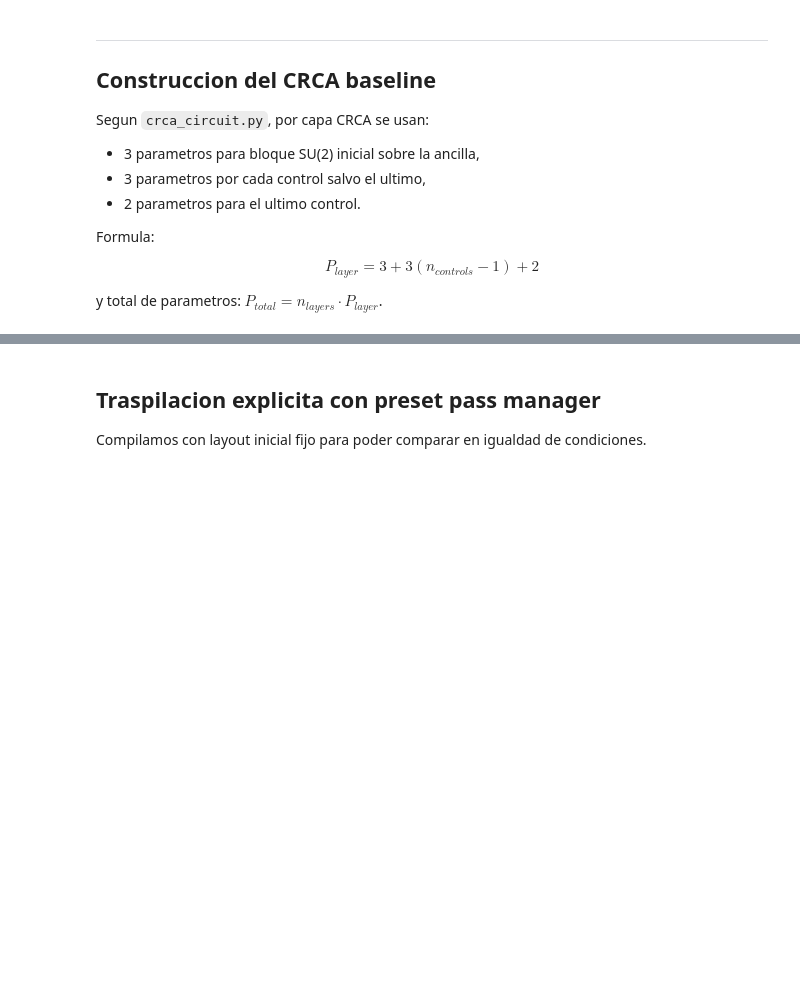
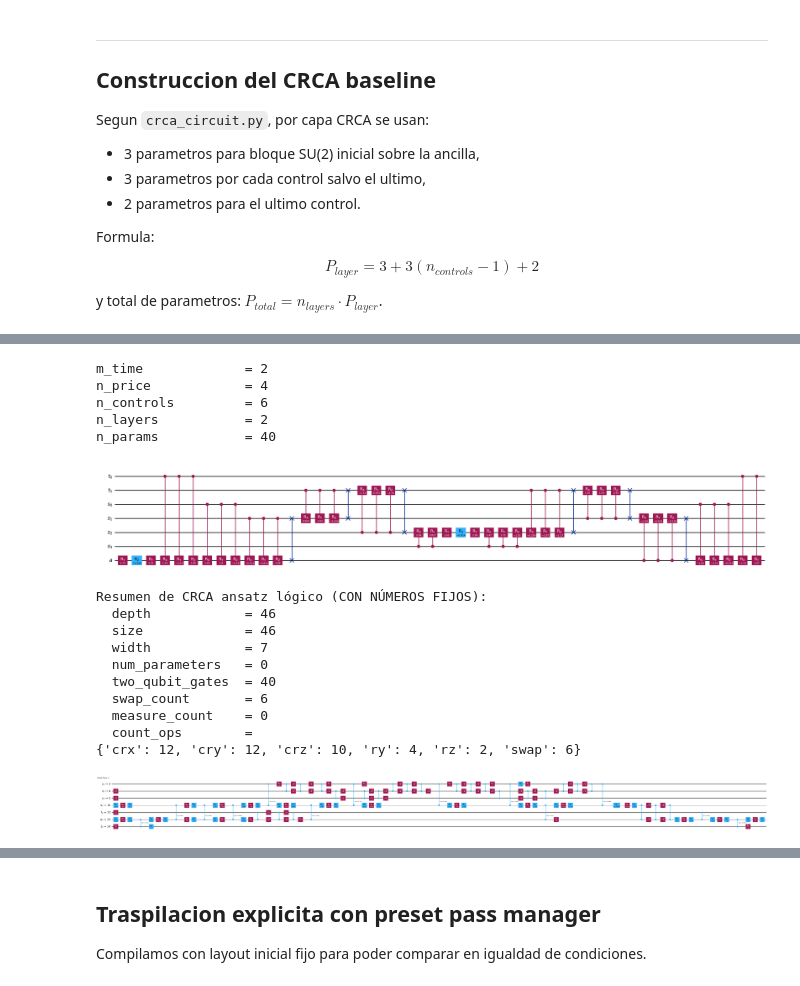
Before and after one commit to gborras10/Quantum-CVA, a Jupyter notebook: toys/quantum_hardware_demos/transpilation_crca_demo.ipynb, the cells around one changed output, grey strips where cells are left out. Cells and saved outputs as stored; diff of their text form; code cells hidden in the pictures; blank space fills up the shorter version.

```diff
--- a/toys/quantum_hardware_demos/transpilation_crca_demo.ipynb
+++ b/toys/quantum_hardware_demos/transpilation_crca_demo.ipynb
@@ -242,0 +259,74 @@ NameError: name 'crca' is not defined
+# %%
+import numpy as np
+from qiskit.transpiler.preset_passmanagers import generate_preset_pass_manager
+
+# =========================
+# CRCA logical ansatz (CRCA-TV Temporal Veto)
+# =========================
+N_LAYERS = 2
+M_TIME = 2
+N_PRICE = 4
+
+crca_native_tv = CrcaCircuit(
+    m_time=M_TIME,
+    n_price=N_PRICE,
+    n_layers=N_LAYERS,
+    ansatz_type="heavy_hex_star",
+    ctrl_order=("rx","ry","rz"),
+)
+
+# 1. Métricas previas
+print(f"m_time             = {crca_native_tv.m_time}")
+print(f"n_price            = {crca_native_tv.n_price}")
+print(f"n_controls         = {crca_native_tv.n_controls}")
+print(f"n_layers           = {crca_native_tv.n_layers}")
+print(f"n_params           = {crca_native_tv.n_params}")
+
+# 2. INVENTAMOS LOS NÚMEROS (Simulando el theta_best tras entrenar)
+# Generamos valores aleatorios entre -pi y pi
+rng = np.random.default_rng(42)
+theta_ficticio = rng.uniform(-np.pi, np.pi, crca_native_tv.n_params)
+
+# 3. EL PASO MÁGICO: Asignamos los valores ANTES de transpilar
+qc_numerico = crca_native_tv.qc.assign_parameters(theta_ficticio)
+
+display(qc_numerico.draw("mpl", fold=-1))
+summarize_circuit(qc_numerico, label="CRCA ansatz lógico (CON NÚMEROS FIJOS)")
+
+# 4. Transpilamos la versión numérica
+SEED_TRANSPILER = 42
+OPT_LEVEL = 3
+
+pm = generate_preset_pass_manager(
+    backend=backend,
+    optimization_level=OPT_LEVEL,
+    # ATENCIÓN: Asumo que aquí estás pasando el diccionario 'mapped_layout'
+    # que creamos hace unos mensajes, ¡es vital para no romper la topología!
+    initial_layout=initial_layout,
+    seed_transpiler=SEED_TRANSPILER,
+    approximation_degree=1.00  # Ayuda a fusionar rotaciones pequeñas
+)
+
+# 5. Pasamos el circuito numérico por el Pass Manager
+qc_isa = pm.run(qc_numerico)
+
+display(qc_isa.draw("mpl", idle_wires=False, fold=-1))
+summarize_circuit(qc_isa, label="CRCA transpilado (Numérico -> ISA)")
+# %% [output]
+m_time             = 2
+n_price            = 4
+n_controls         = 6
+n_layers           = 2
+n_params           = 40
+[figure, added]
+Resumen de CRCA ansatz lógico (CON NÚMEROS FIJOS):
+  depth            = 46
+  size             = 46
+  width            = 7
+  num_parameters   = 0
+  two_qubit_gates  = 40
+  swap_count       = 6
+  measure_count    = 0
+  count_ops        =
+{'crx': 12, 'cry': 12, 'crz': 10, 'ry': 4, 'rz': 2, 'swap': 6}
+[figure, added]
```
Also changed, not shown: parts of 8 cells of this notebook, 46 other files.
